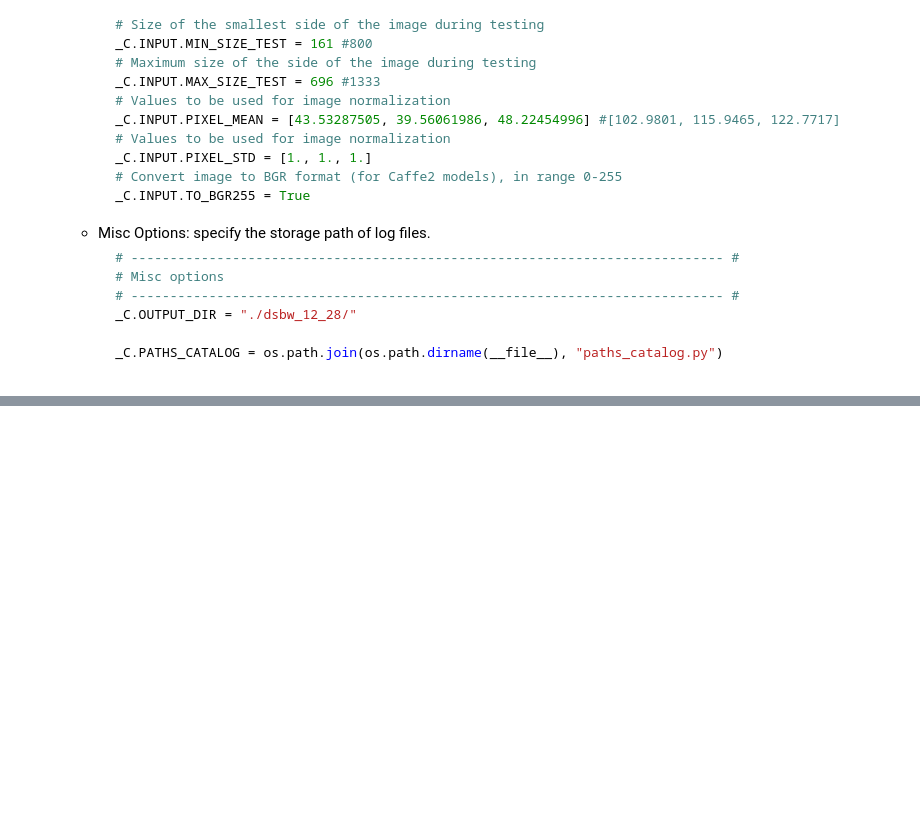
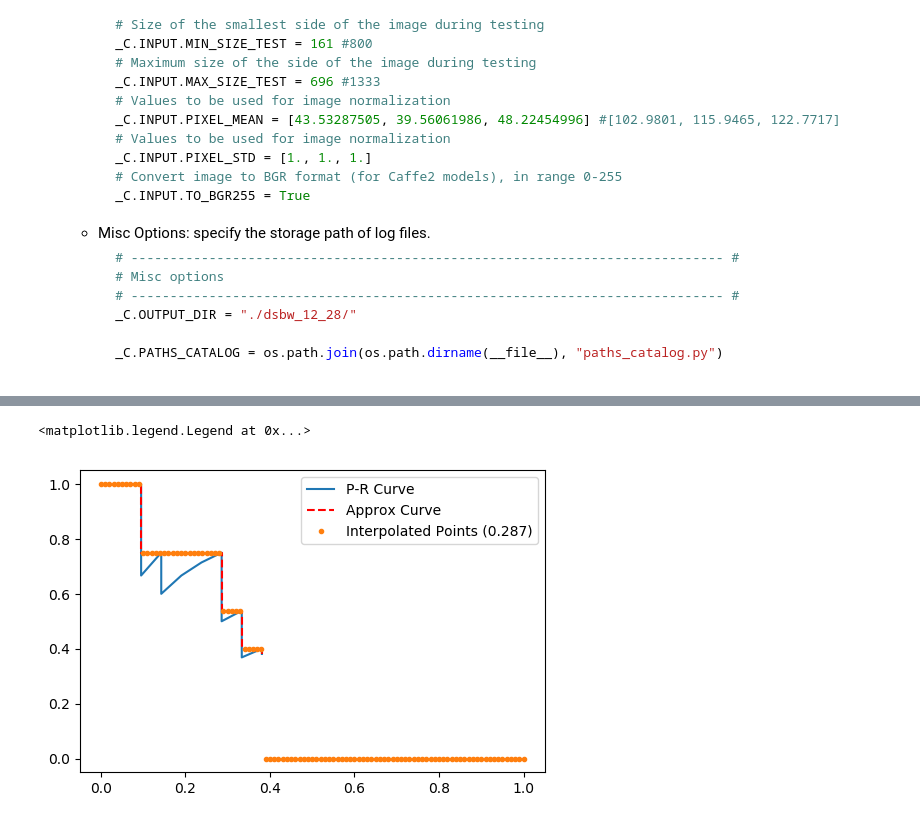
Before and after one commit to BobZhangHT/maskrcnn-benchmark, a Jupyter notebook: Tutorial.ipynb, the cells around one changed output, grey strips where cells are left out. Saved outputs shown, nothing was run; the diff lists cells and outputs as text; code cells hidden in the pictures; blank space fills up the shorter version.

```diff
--- a/Tutorial.ipynb
+++ b/Tutorial.ipynb
@@ -246,0 +345,11 @@ KeyboardInterrupt
+# %%
+# decreasing order of score, return index
+dtind=np.argsort([-ann['score'] for ann in annsDt])
+annsDt_rles=[cocoGt.annToRLE(annsDt[i]) for i in dtind]
+annsGt_rles=[cocoGt.annToRLE(annGt) for annGt in annsGt]
+# for mask_utils.iou
+# dt: list of rles or boxes
+# gt: list of rles or boxes
+# pyiscrowd: list, iscrowd arguments in annsGt
+ious=mask_utils.iou(annsDt_rles,annsGt_rles,[o['iscrowd'] for o in annsGt])
+#print('The IoU ({}x{}) matrix is:\n'.format(ious.shape[0],ious.shape[1]),ious)
@@ -246,0 +388,39 @@ KeyboardInterrupt
+# %%
+# The following codes modified from the cocoeval.py in pycocotool
+# threshold
+iou=0.5
+# for each column (ground truth), only maintain the one with largest IoU
+ious_=np.apply_along_axis(lambda x:x*(x==np.max(x))>=iou,0,ious)
+# compute fp and tp
+fp=np.logical_not(np.sum(ious_,1))
+tp=np.logical_not(fp)
+# accummulated tp and fp
+tp_sum=np.cumsum(tp).astype(dtype=np.float)
+fp_sum=np.cumsum(fp).astype(dtype=np.float)
+# accummulated precision and recall
+pr=tp_sum/(tp_sum+fp_sum+np.spacing(1))
+rc=tp_sum/ious.shape[1]
+# coco api adopts equally interpolated points to compute AP
+# recall thresholds
+rcThrs=np.linspace(0.,1.00,101,endpoint=True)
+# interpolating points
+q=pr.copy()
+for i in range(ious.shape[0]-1,0,-1):
+    if q[i]>q[i-1]:
+        q[i-1]=q[i]
+qq=np.zeros(len(rcThrs))
+insrt_ind=np.searchsorted(rc,rcThrs,side='left')
+for ri, qi in enumerate(insrt_ind):
+    try:
+        qq[ri] = q[qi]
+    except:
+        continue
+# plot the figure
+plt.figure(dpi=100)
+plt.plot(rc,pr,label='P-R Curve')
+plt.plot(rc,q,'r--',label='Approx Curve')
+plt.plot(rcThrs,qq,'.',label='Interpolated Points ({})'.format(round(np.mean(qq),3)))
+plt.legend()
+# %% [output]
+<matplotlib.legend.Legend at 0x...>
+[figure, added]
```
Also changed, not shown: parts of 21 cells of this notebook, 11 other files.
